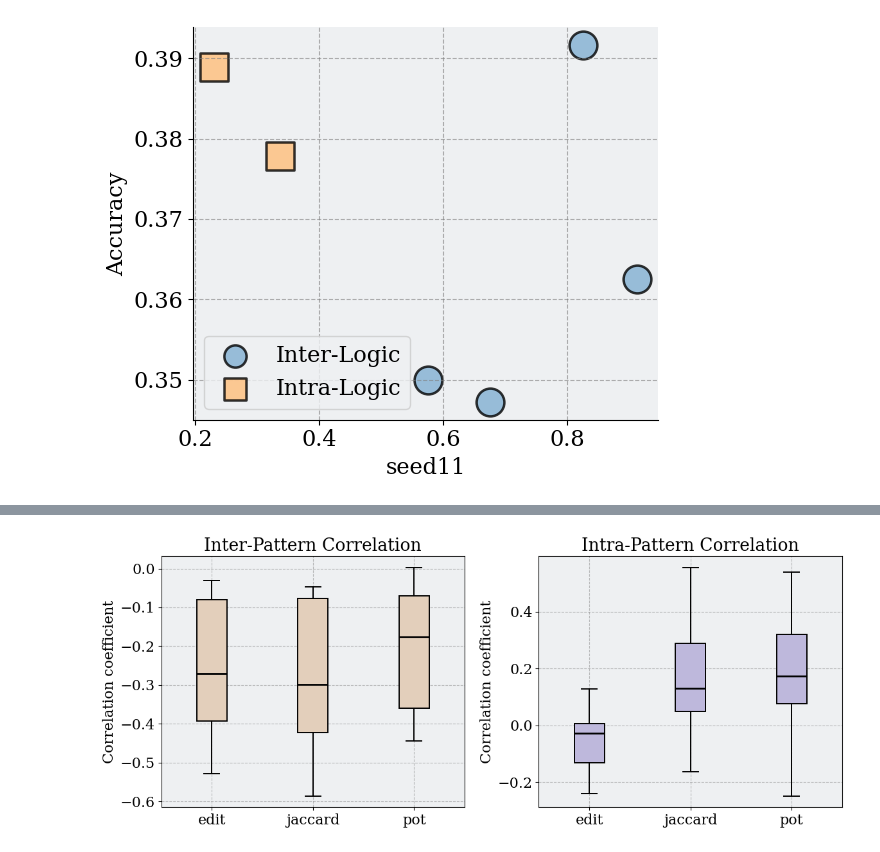
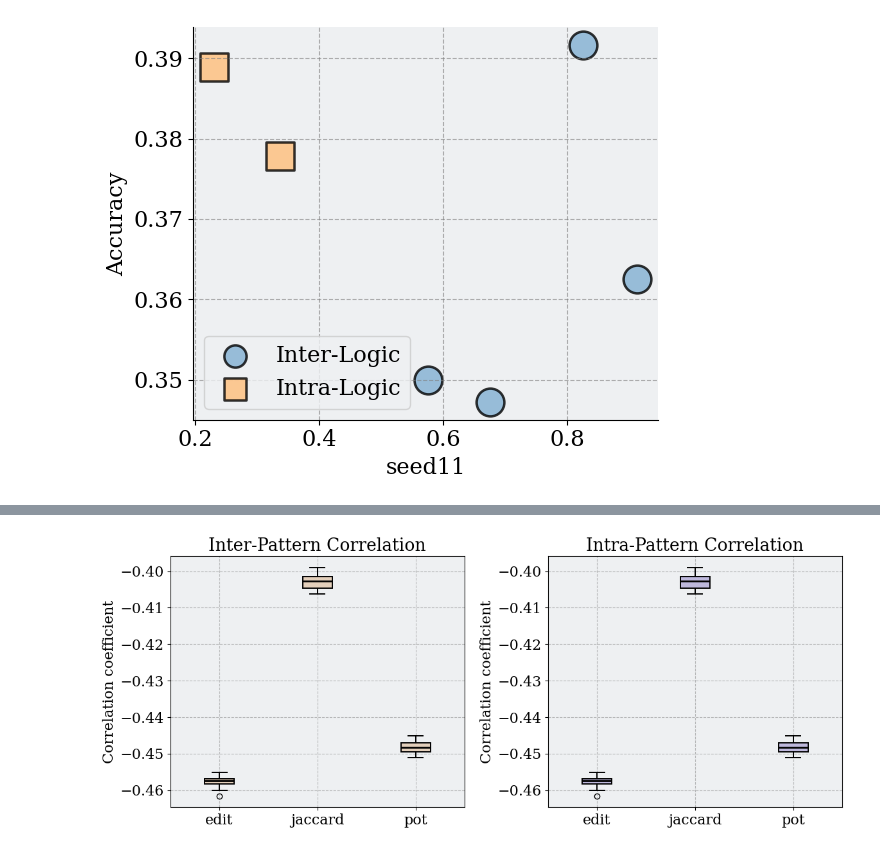
Before and after one commit to LzyFischer/ReasonEdit, a Jupyter notebook: src/preliminary/notebooks/plot_preliminary.ipynb, the cells around one changed output, grey strips where cells are left out. Cells and saved outputs as stored; diff of their text form; code cells hidden in the pictures.

```diff
--- a/src/preliminary/notebooks/plot_preliminary.ipynb
+++ b/src/preliminary/notebooks/plot_preliminary.ipynb
@@ -699,34 +703,34 @@ plt.rcParams.update({
     "grid.color": "gray",
     "grid.alpha": 0.5,
 })
 rcParams["font.size"] = 16
 
 palette = [
     (255/255, 190/255, 122/255),  # peach
     (250/255, 127/255, 111/255),  # salmon
     (130/255, 176/255, 210/255),  # sky-blue
     (142/255, 207/255, 201/255),  # teal
     (190/255, 184/255, 220/255),  # lavender
     (227/255, 207/255, 187/255),  # beige
 ]
 
 df = pd.read_csv("/scratch/vjd5zr/project/ReasonEdit/results/figures/correlations_all.csv")
-df = df.dropna(subset=["inter", "intra"])
+df = df.dropna(subset=["corr"])
 
 distances = sorted(df["distance"].unique())
-inter_data = [df[df["distance"] == d]["inter"] for d in distances]
-intra_data = [df[df["distance"] == d]["intra"] for d in distances]
+inter_data = [df[df["distance"] == d][df["figure"] == "scatter_binned"]["corr"] for d in distances]
+intra_data = [df[df["distance"] == d][df["figure"] == "scatter_binned"]["corr"] for d in distances]
 
 fig, axes = plt.subplots(1, 2, figsize=(12, 5))
 axes[0].boxplot(inter_data, labels=distances, patch_artist=True, boxprops=dict(facecolor=(227/255, 207/255, 187/255), linewidth=1.4), medianprops=dict(color='black', linewidth=2), whiskerprops=dict(linewidth=1.4), capprops=dict(linewidth=1.4))
 axes[0].set_title("Inter-Pattern Correlation")
 axes[0].set_ylabel("Correlation coefficient")
 
 axes[1].boxplot(intra_data, labels=distances, patch_artist=True, boxprops=dict(facecolor=(190/255, 184/255, 220/255), linewidth=1.4), medianprops=dict(color='black', linewidth=2), whiskerprops=dict(linewidth=1.4), capprops=dict(linewidth=1.4))
 axes[1].set_title("Intra-Pattern Correlation")
 axes[1].set_ylabel("Correlation coefficient")
 
 plt.tight_layout()
 plt.show()
 # %% [output]
-[figure, old version]
+[figure, new version]
```
Also changed, not shown: parts of 9 cells of this notebook, 35 other files.
